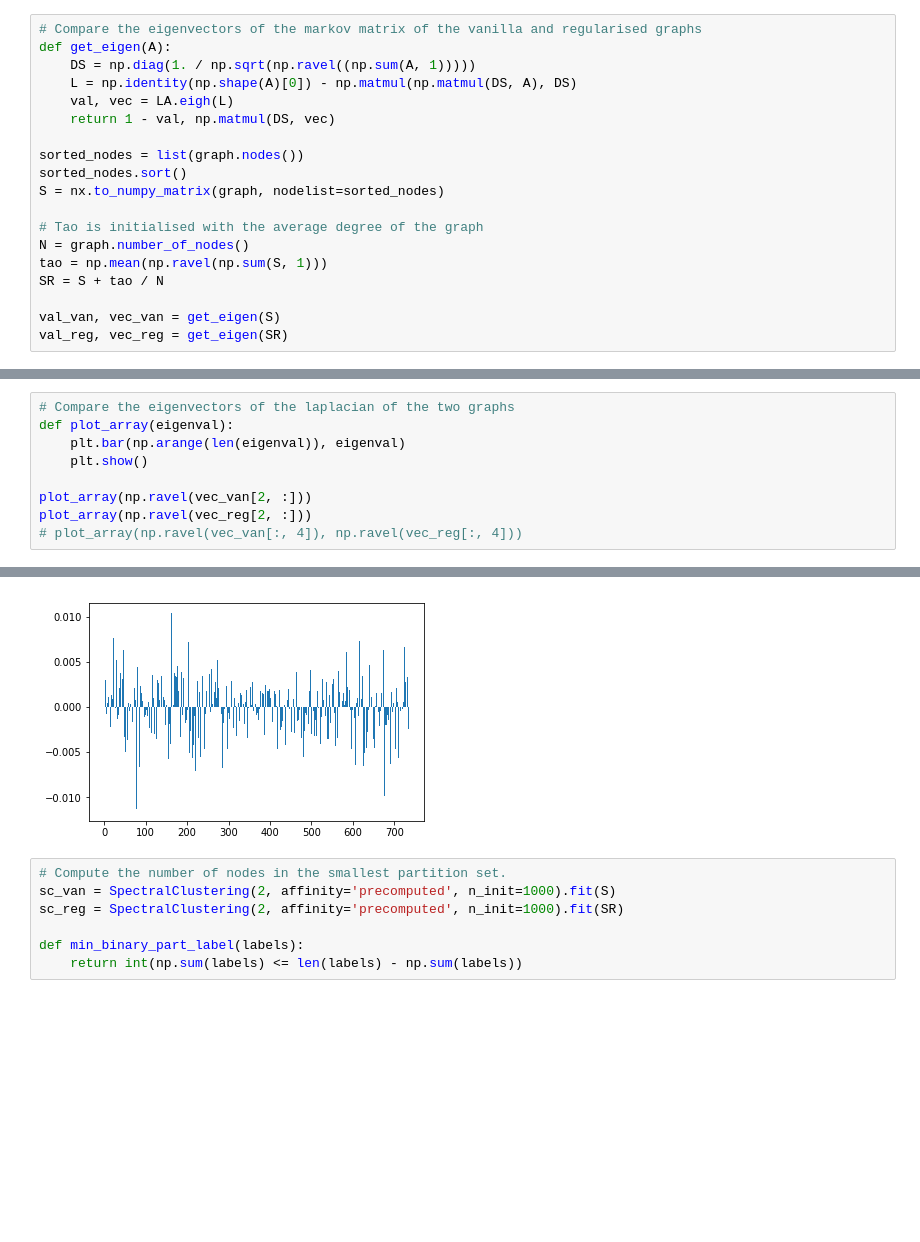
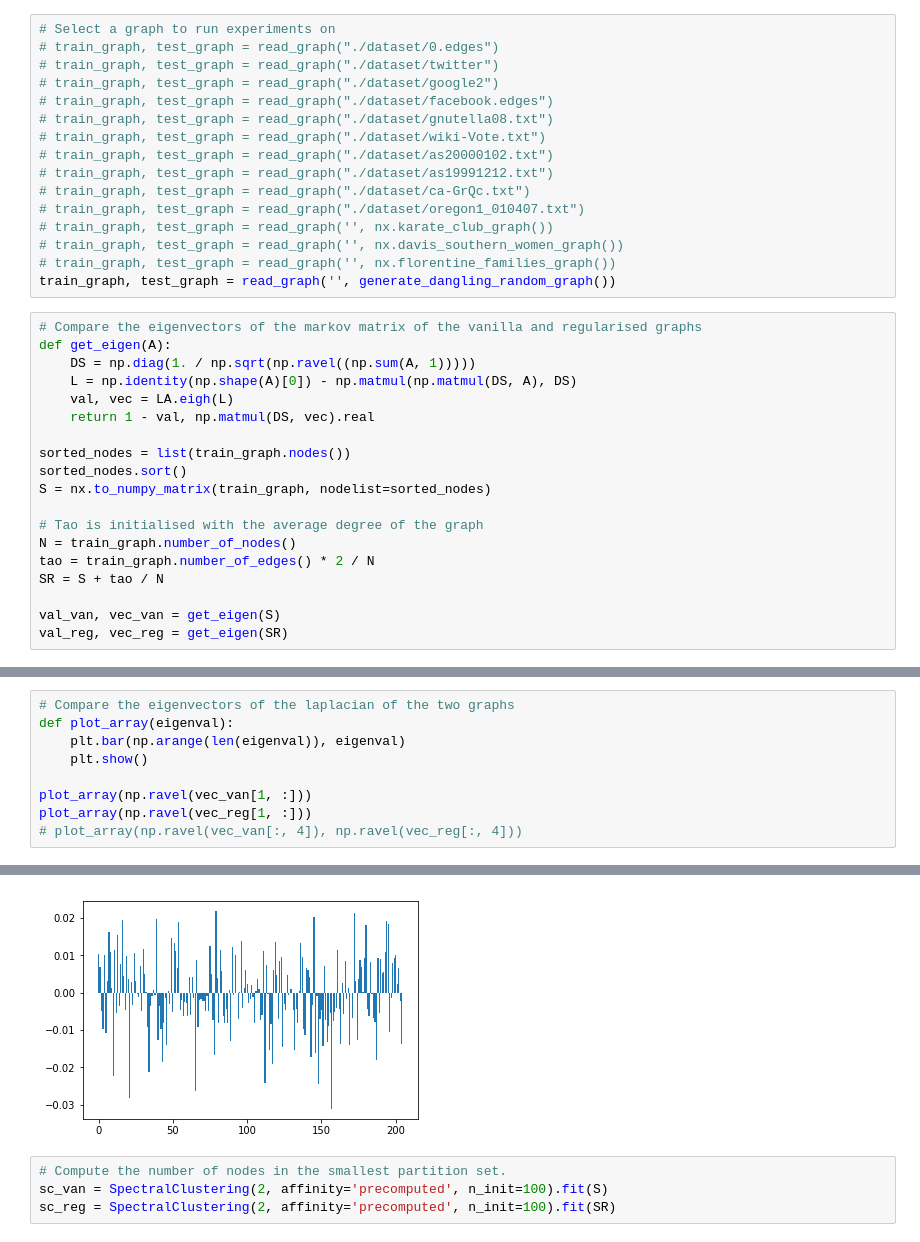
Before and after one commit to crisbodnar/regularised-spectral-clustering, a Jupyter notebook: spectral_clustering.ipynb, the cells around one changed output, grey strips where cells are left out. Saved outputs shown, nothing was run; the diff lists cells and outputs as text; blank space fills up the shorter version.

Commit message:
More experiments done

```diff
--- a/spectral_clustering.ipynb
+++ b/spectral_clustering.ipynb
@@ -40,18 +48,34 @@ graph, graph_test = read_graph("./dataset/1912.edges")
+# %%
+# Select a graph to run experiments on
+# train_graph, test_graph = read_graph("./dataset/0.edges")
+# train_graph, test_graph = read_graph("./dataset/twitter")
+# train_graph, test_graph = read_graph("./dataset/google2")
+# train_graph, test_graph = read_graph("./dataset/facebook.edges")
+# train_graph, test_graph = read_graph("./dataset/gnutella08.txt")
+# train_graph, test_graph = read_graph("./dataset/wiki-Vote.txt")
+# train_graph, test_graph = read_graph("./dataset/as20000102.txt")
+# train_graph, test_graph = read_graph("./dataset/as19991212.txt")
+# train_graph, test_graph = read_graph("./dataset/ca-GrQc.txt")
+# train_graph, test_graph = read_graph("./dataset/oregon1_010407.txt")
+# train_graph, test_graph = read_graph('', nx.karate_club_graph())
+# train_graph, test_graph = read_graph('', nx.davis_southern_women_graph())
+# train_graph, test_graph = read_graph('', nx.florentine_families_graph())
+train_graph, test_graph = read_graph('', generate_dangling_random_graph())
 # %%
 # Compare the eigenvectors of the markov matrix of the vanilla and regularised graphs
 def get_eigen(A):
     DS = np.diag(1. / np.sqrt(np.ravel((np.sum(A, 1)))))
     L = np.identity(np.shape(A)[0]) - np.matmul(np.matmul(DS, A), DS)
     val, vec = LA.eigh(L)
-    return 1 - val, np.matmul(DS, vec)
+    return 1 - val, np.matmul(DS, vec).real
 
-sorted_nodes = list(graph.nodes())
+sorted_nodes = list(train_graph.nodes())
 sorted_nodes.sort()
-S = nx.to_numpy_matrix(graph, nodelist=sorted_nodes)
+S = nx.to_numpy_matrix(train_graph, nodelist=sorted_nodes)
 
 # Tao is initialised with the average degree of the graph
-N = graph.number_of_nodes()
-tao = np.mean(np.ravel(np.sum(S, 1)))
+N = train_graph.number_of_nodes()
+tao = train_graph.number_of_edges() * 2 / N
 SR = S + tao / N
 
 val_van, vec_van = get_eigen(S)
@@ -62,7 +94,7 @@ def plot_array(eigenval):
     plt.bar(np.arange(len(eigenval)), eigenval)
     plt.show()
 
-plot_array(np.ravel(vec_van[2, :]))
-plot_array(np.ravel(vec_reg[2, :]))
+plot_array(np.ravel(vec_van[1, :]))
+plot_array(np.ravel(vec_reg[1, :]))
 # plot_array(np.ravel(vec_van[:, 4]), np.ravel(vec_reg[:, 4]))
 # %% [output]
@@ -70,11 +102,8 @@ plot_array(np.ravel(vec_reg[2, :]))
-[figure, old version]
+[figure, new version]
 # %%
 # Compute the number of nodes in the smallest partition set.
-sc_van = SpectralClustering(2, affinity='precomputed', n_init=1000).fit(S)
-sc_reg = SpectralClustering(2, affinity='precomputed', n_init=1000).fit(SR)
-
-def min_binary_part_label(labels):
-    return int(np.sum(labels) <= len(labels) - np.sum(labels))
+sc_van = SpectralClustering(2, affinity='precomputed', n_init=100).fit(S)
+sc_reg = SpectralClustering(2, affinity='precomputed', n_init=100).fit(SR)
 # %%
 # Compute the size of the smallest partition
 van_min_part_size = min(np.sum(sc_van.labels_), N - np.sum(sc_van.labels_))
```
Also changed, not shown: parts of 28 cells of this notebook.
